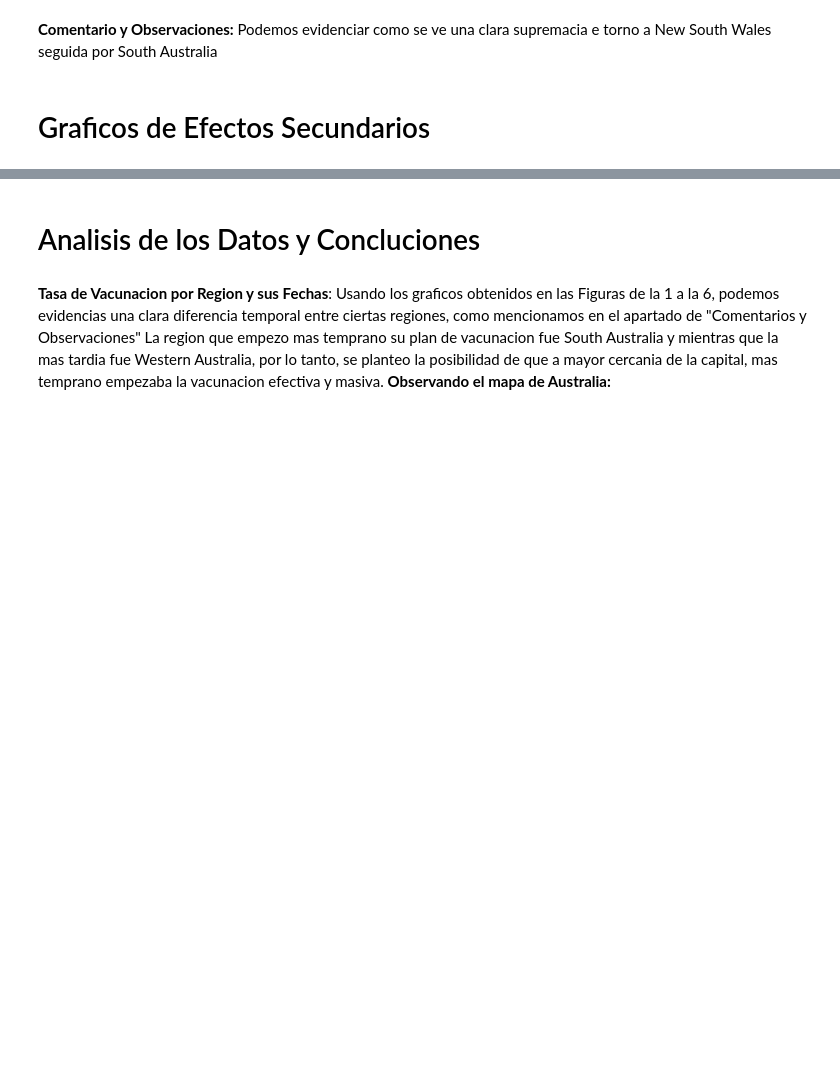
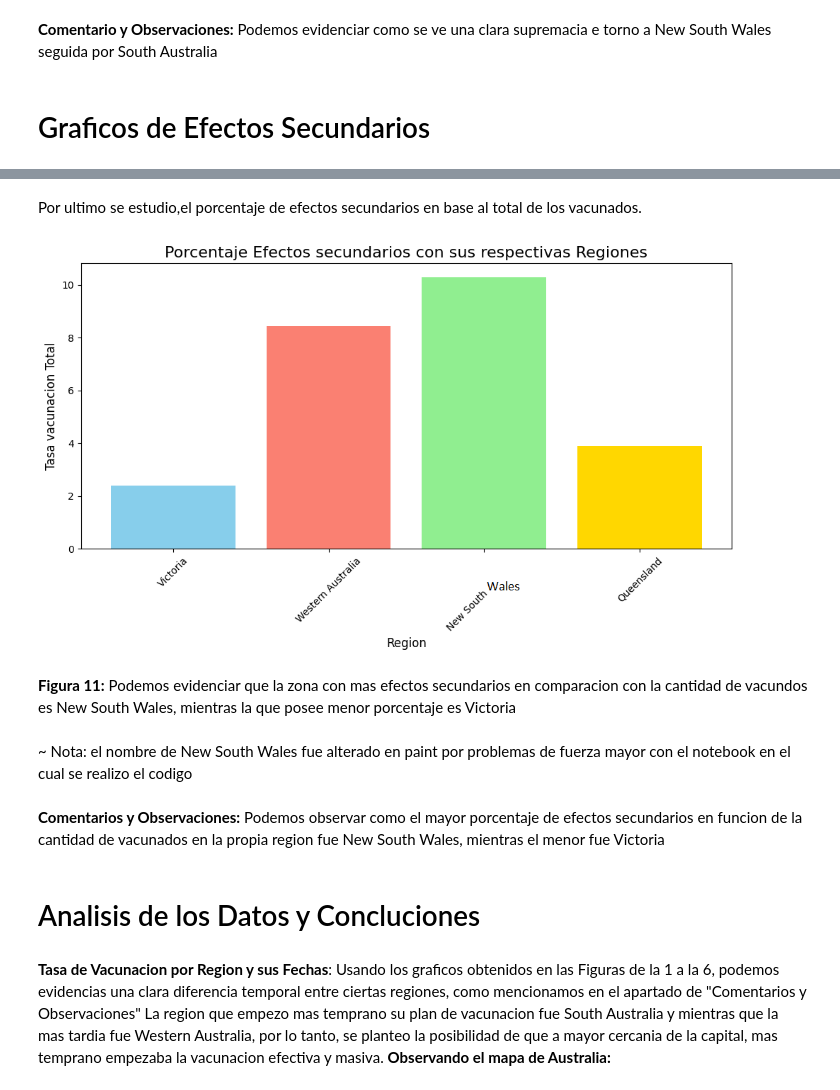
Before and after one commit to Laggssz/Solemne1MineriadeDatos, a Jupyter notebook: Informe_Mineria_de_Datos.ipynb, the cells around one changed output, grey strips where cells are left out. Cells and saved outputs as stored; diff of their text form; code cells hidden in the pictures; blank space fills up the shorter version.

```diff
--- a/Informe_Mineria_de_Datos.ipynb
+++ b/Informe_Mineria_de_Datos.ipynb
@@ -132,3 +151,18 @@ Si comparamos ambos graficos con una misma ventana temporal, se vera mas claro
+# %% [markdown]
+Por  ultimo se estudio,el porcentaje de efectos secundarios en base al total de los vacunados.
+# %%
+imagen = 'HisttAr.png'
+ancho = 700
+alto = 400
+display(Image(filename=imagen, width=ancho, height=alto))
+# %% [output]
+[figure, added]
+# %% [markdown]
+**Figura 11:** Podemos evidenciar que la zona con mas efectos secundarios en comparacion con la cantidad de vacundos es New South Wales, mientras la que posee menor porcentaje es Victoria
+# %% [markdown]
+~ Nota: el nombre de New South Wales fue alterado en paint por problemas de fuerza mayor con el notebook en el cual se realizo el codigo
+# %% [markdown]
+**Comentarios y Observaciones:** Podemos observar como el mayor porcentaje de efectos secundarios en funcion de la cantidad de vacunados en la propia region fue New South Wales, mientras el menor fue Victoria
 # %% [markdown]
 # Analisis de los Datos y  Concluciones
 # %% [markdown]
```
Also changed, not shown: parts of 18 cells of this notebook.
